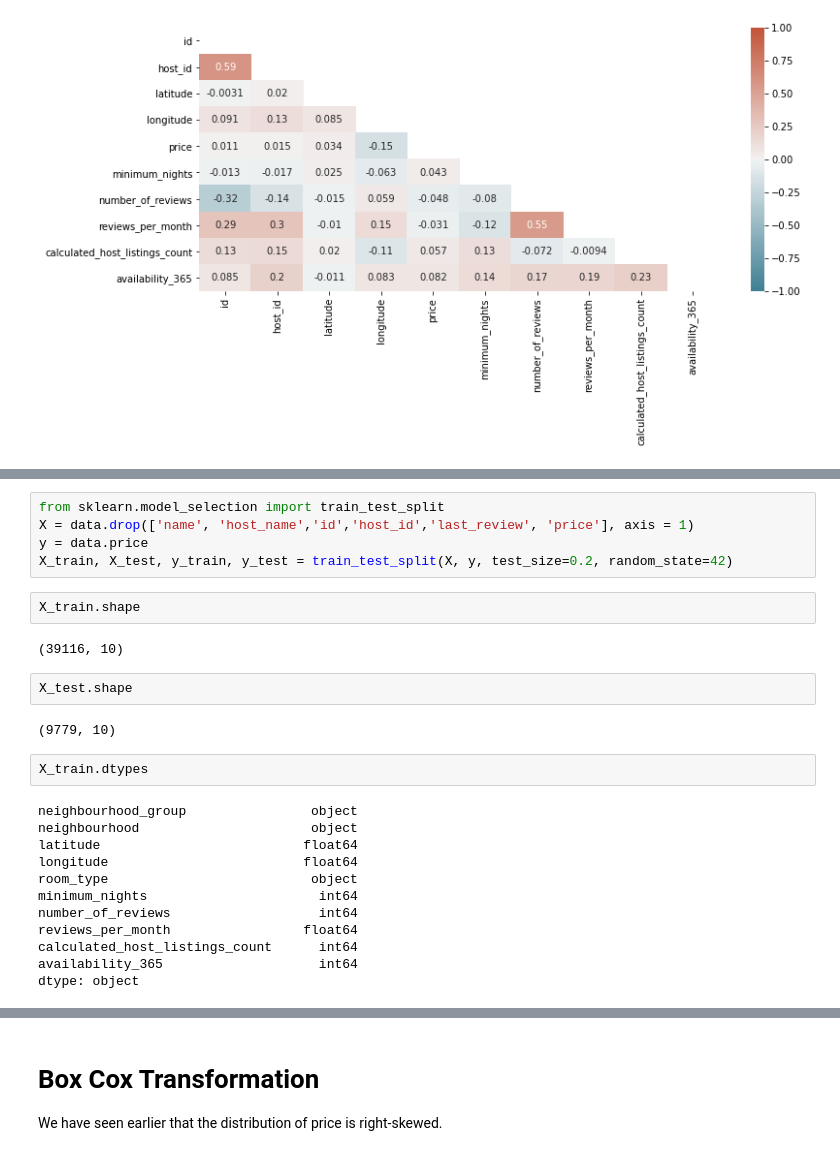
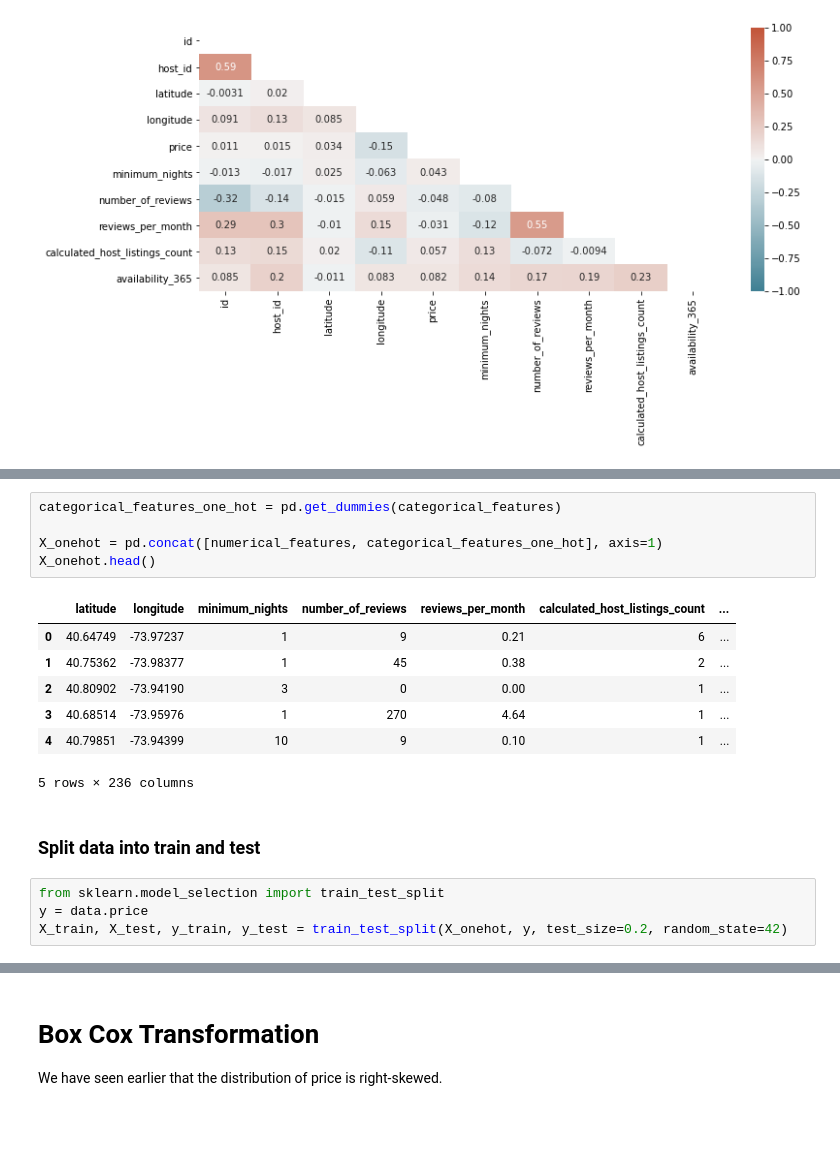
Before and after one commit to angiecodess/AirBnB-NewYork-Price-Prediction, a Jupyter notebook: AirBnB price prediction.ipynb, the cells around one changed output, grey strips where cells are left out. Cells and saved outputs as stored; diff of their text form; blank space fills up the shorter version.

```diff
--- a/AirBnB price prediction.ipynb
+++ b/AirBnB price prediction.ipynb
@@ -357,27 +384,19 @@ data['reviews_per_month']=data['reviews_per_month'].replace(np.nan, 0)
+# %%
+categorical_features_one_hot = pd.get_dummies(categorical_features)
+
+X_onehot = pd.concat([numerical_features, categorical_features_one_hot], axis=1)
+X_onehot.head()
+# %% [output]
+|  | latitude | longitude | minimum_nights | number_of_reviews | reviews_per_month | calculated_host_listings_count | ... |
+| 0 | 40.64749 | -73.97237 | 1 | 9 | 0.21 | 6 | ... |
+| 1 | 40.75362 | -73.98377 | 1 | 45 | 0.38 | 2 | ... |
+| 2 | 40.80902 | -73.94190 | 3 | 0 | 0.00 | 1 | ... |
+| 3 | 40.68514 | -73.95976 | 1 | 270 | 4.64 | 1 | ... |
+| 4 | 40.79851 | -73.94399 | 10 | 9 | 0.10 | 1 | ... |
+5 rows × 236 columns
+# %% [markdown]
+### Split data into train and test
 # %%
 from sklearn.model_selection import train_test_split
-X = data.drop(['name', 'host_name','id','host_id','last_review', 'price'], axis = 1)
 y = data.price
-X_train, X_test, y_train, y_test = train_test_split(X, y, test_size=0.2, random_state=42)
+X_train, X_test, y_train, y_test = train_test_split(X_onehot, y, test_size=0.2, random_state=42)
-# %%
-X_train.shape
-# %% [output]
-(39116, 10)
-# %%
-X_test.shape
-# %% [output]
-(9779, 10)
-# %%
-X_train.dtypes
-# %% [output]
-neighbourhood_group                object
-neighbourhood                      object
-latitude                          float64
-longitude                         float64
-room_type                          object
-minimum_nights                      int64
-number_of_reviews                   int64
-reviews_per_month                 float64
-calculated_host_listings_count      int64
-availability_365                    int64
-dtype: object
```
Also changed, not shown: parts of 42 cells of this notebook.
